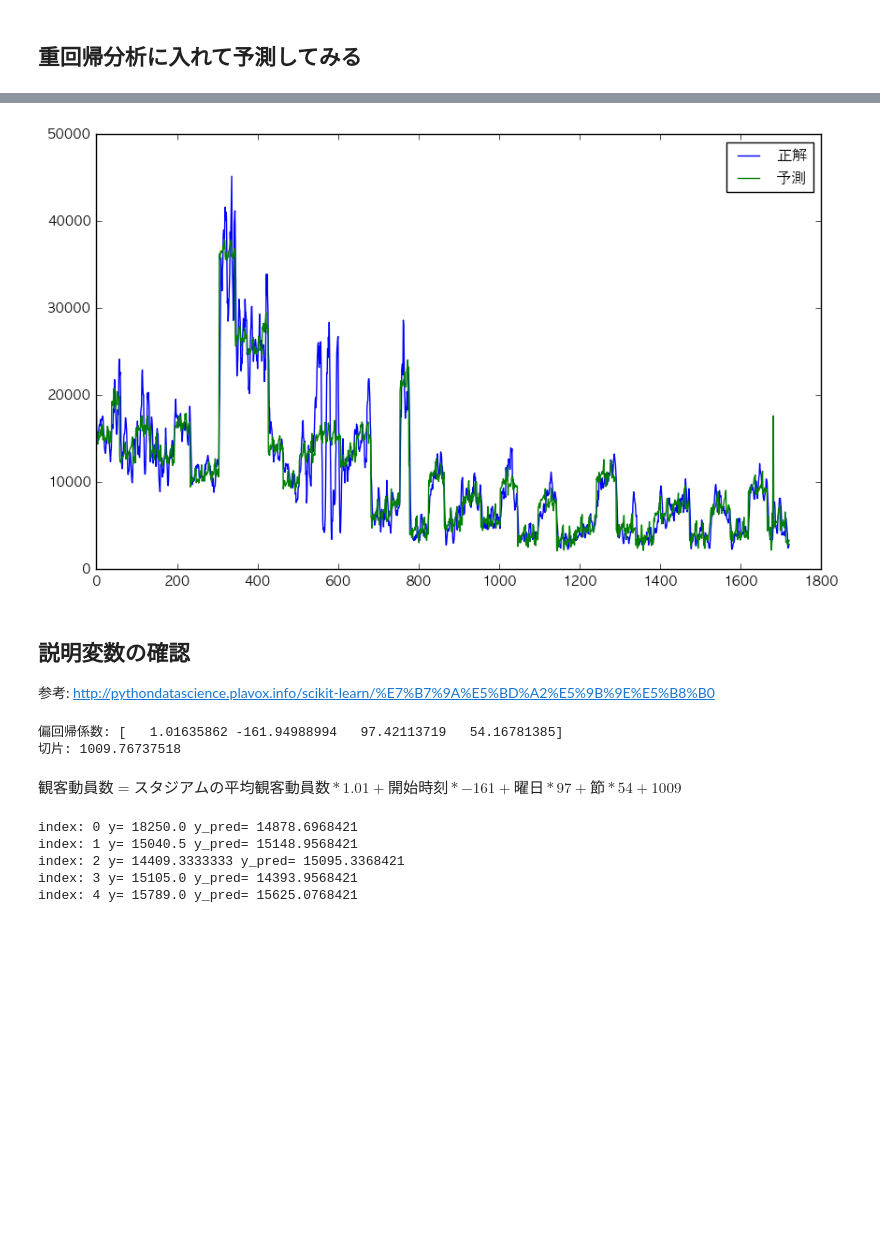
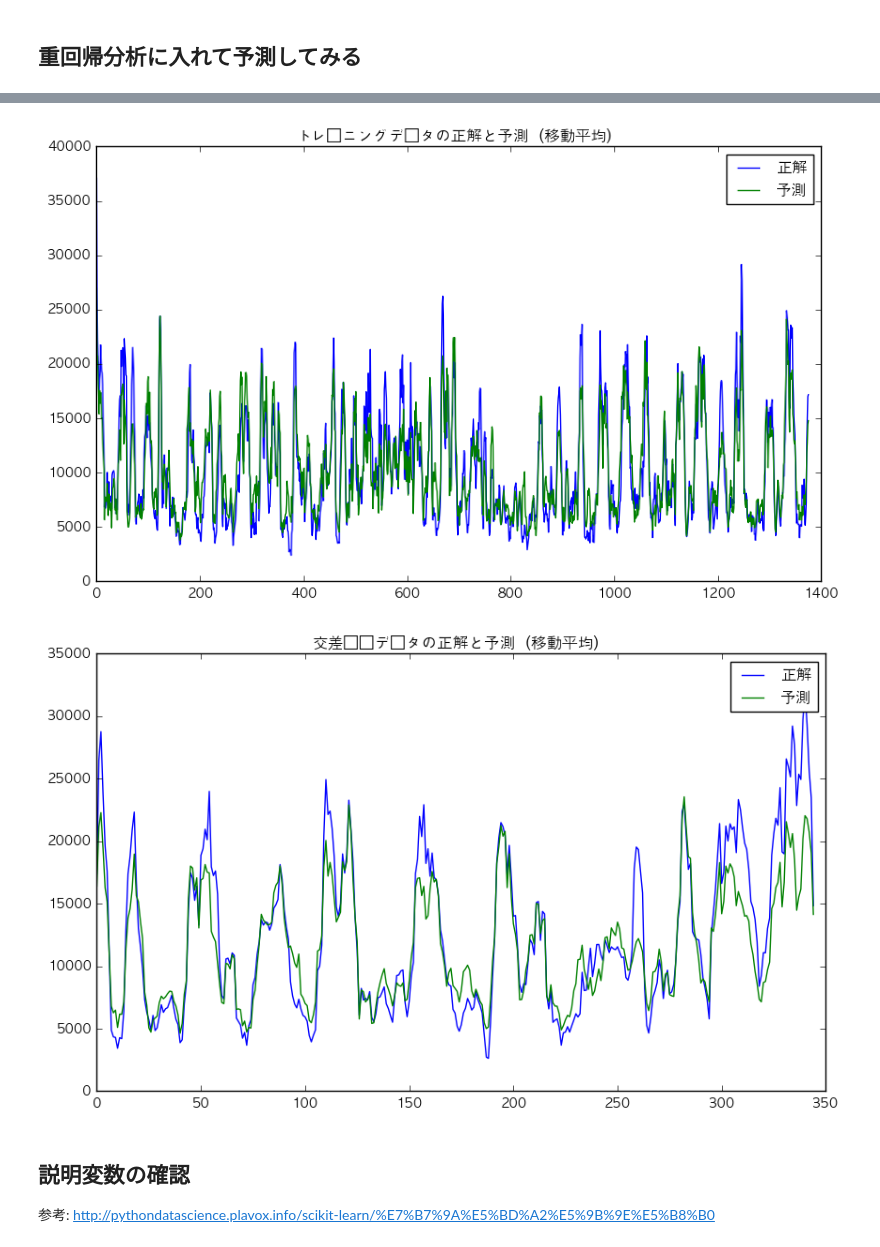
Before and after one commit to nipe0324/da_soccer_demand_forecast, a Jupyter notebook: notebooks/サッカーの観客動員数の需要予測をする.ipynb, the cells around one changed output, grey strips where cells are left out. Drawn from its saved outputs; the diff is of its cells as text; code cells hidden in the pictures; blank space fills up the shorter version.

```diff
--- a/notebooks/サッカーの観客動員数の需要予測をする.ipynb
+++ b/notebooks/サッカーの観客動員数の需要予測をする.ipynb
@@ -111,25 +120,30 @@ plt.show()
 # %%
-# 正解ぶれすぎるので移動平均にしてみる
+# よくわからないので、5日の移動平均にしてみる
+# それなりに予測できている
 plt.figure(figsize=(10, 6))
+xlin = np.arange(0, len(y_train))
+plt.title('トレーニングデータの正解と予測（移動平均）')
 plt.plot(xlin, pd.rolling_mean(y_train, 5, 1), label='正解')
-plt.plot(xlin, y_pred, label='予測')
+plt.plot(xlin, pd.rolling_mean(y_train_pred, 5, 1), label='予測')
 plt.legend()
 plt.show()
 # %% [output]
-[figure, old version]
+[figure, new version]
+# %%
+# 検証データの正解と予測（5日の移動平均)
+# いい感じで予測できてそう。オーバーフィッティングしてなさそう
+y_val_pred = lr.predict(x_val)
+
+plt.figure(figsize=(10, 6))
+xlin = np.arange(0, len(y_val))
+plt.title('交差検証データの正解と予測（移動平均）')
+plt.plot(xlin, pd.rolling_mean(y_val, 5, 1), label='正解')
+plt.plot(xlin, pd.rolling_mean(y_val_pred, 5, 1), label='予測')
+plt.legend()
+plt.show()
+# %% [output]
+[figure, added]
 # %% [markdown]
 ## 説明変数の確認
 
 参考: http://pythondatascience.plavox.info/scikit-learn/%E7%B7%9A%E5%BD%A2%E5%9B%9E%E5%B8%B0
-# %%
-# 'avg_cus', 'start_hour', 'youbi_val', 'setsu'
-
-print('偏回帰係数:', lr.coef_)
-print('切片:', lr.intercept_)
-# %% [output]
-偏回帰係数: [   1.01635862 -161.94988994   97.42113719   54.16781385]
-切片: 1009.76737518
-# %% [markdown]
-$
-観客動員数 = スタジアムの平均観客動員数 * 1.01 + 開始時刻 * -161 + 曜日 * 97 + 節 * 54 + 1009
-$
@@ -139,13 +149,0 @@ def f(avg_cus, start_hour, youbi_val, setsu):
-# %%
-# 移動平均だと結構予測できそうだけど、、、
-for i in range(0, 5):
-    avg_cus, start_hour, youbi_val, setsu = x_train[i]
-    y = pd.rolling_mean(y_train, 5, 1)[i]
-    y_pred = f(avg_cus, start_hour, youbi_val, setsu)
-    print('index:', i, 'y=', y, 'y_pred=', y_pred)
-# %% [output]
-index: 0 y= 18250.0 y_pred= 14878.6968421
-index: 1 y= 15040.5 y_pred= 15148.9568421
-index: 2 y= 14409.3333333 y_pred= 15095.3368421
-index: 3 y= 15105.0 y_pred= 14393.9568421
-index: 4 y= 15789.0 y_pred= 15625.0768421
```
Also changed, not shown: parts of 11 cells of this notebook.
